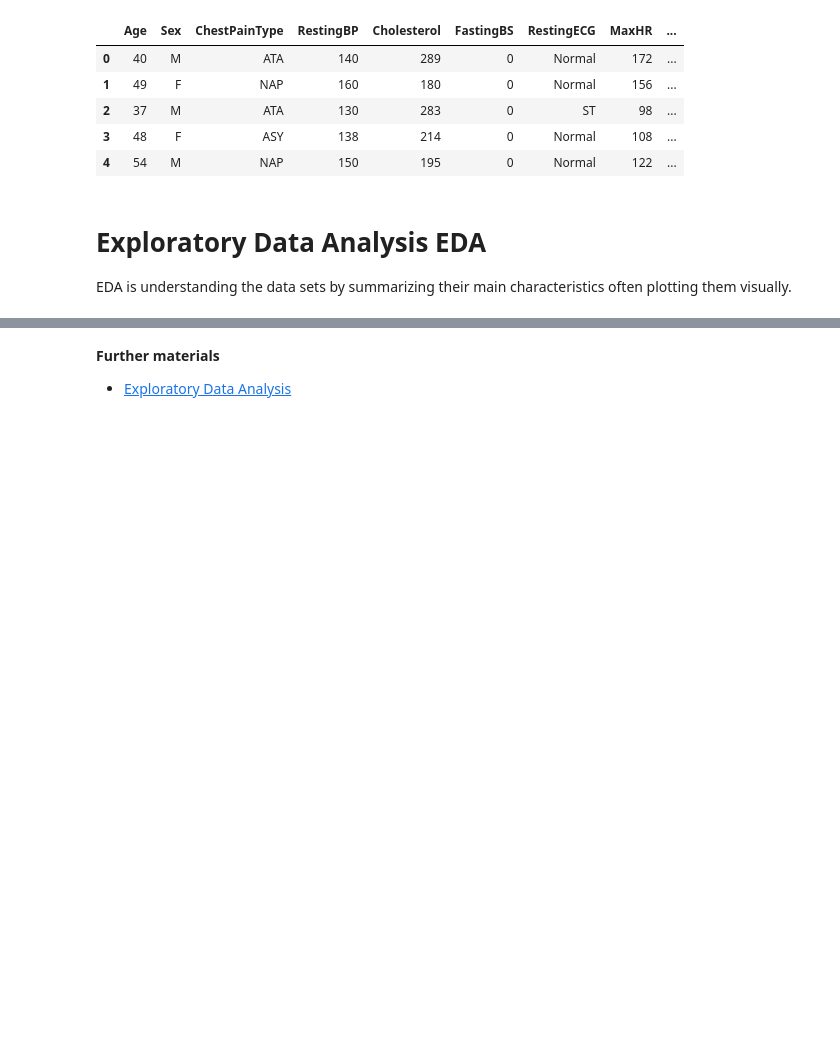
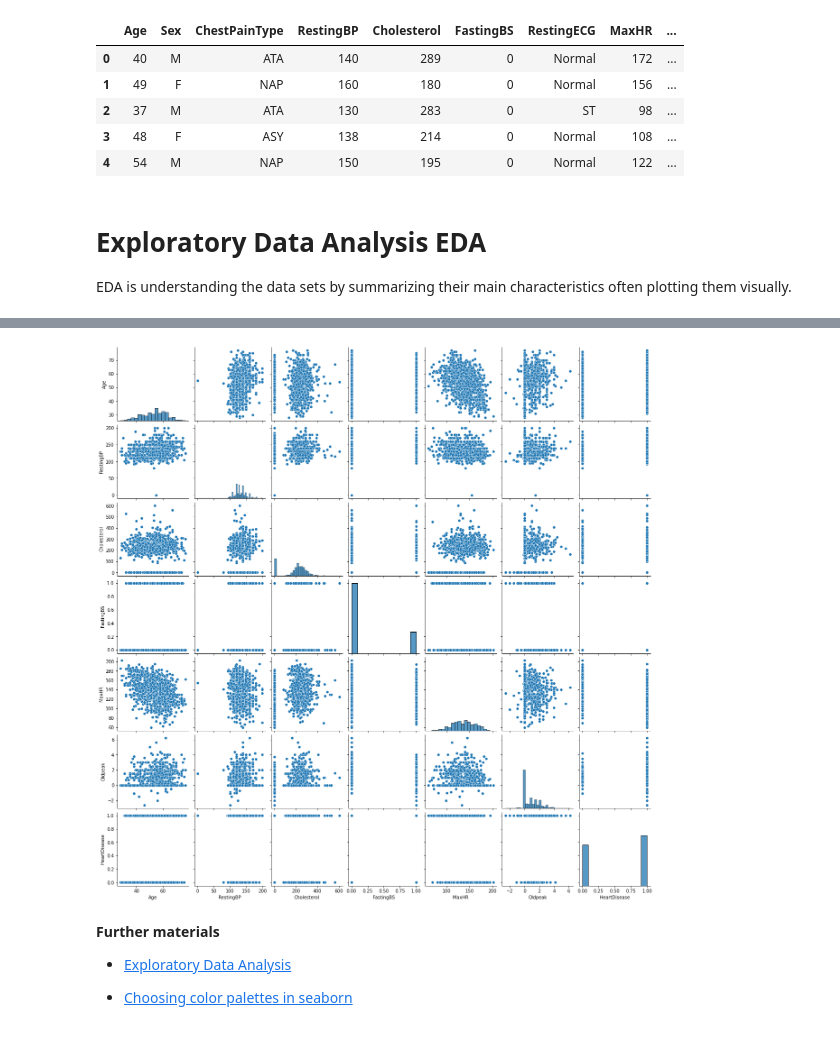
Before and after one commit to AnaAGG/Heart-Disease-Prediction, a Jupyter notebook: notebooks/Untitled.ipynb, the cells around one changed output, grey strips where cells are left out. Drawn from its saved outputs; the diff is of its cells as text; code cells hidden in the pictures; blank space fills up the shorter version.

```diff
--- a/notebooks/Untitled.ipynb
+++ b/notebooks/Untitled.ipynb
@@ -175,4 +272,11 @@ EDA is understanding the data sets by summarizing their main characteristics oft
+# %%
+sns.pairplot(df_sql);
+# %% [output]
+[figure, added]
 # %% [markdown]
 **Further materials**
 
 - [Exploratory Data Analysis](https://towardsdatascience.com/exploratory-data-analysis-in-python-c9a77dfa39ce)
+
+
+- [Choosing color palettes in seaborn](https://seaborn.pydata.org/tutorial/color_palettes.html)
```
Also changed, not shown: parts of 14 cells of this notebook.
